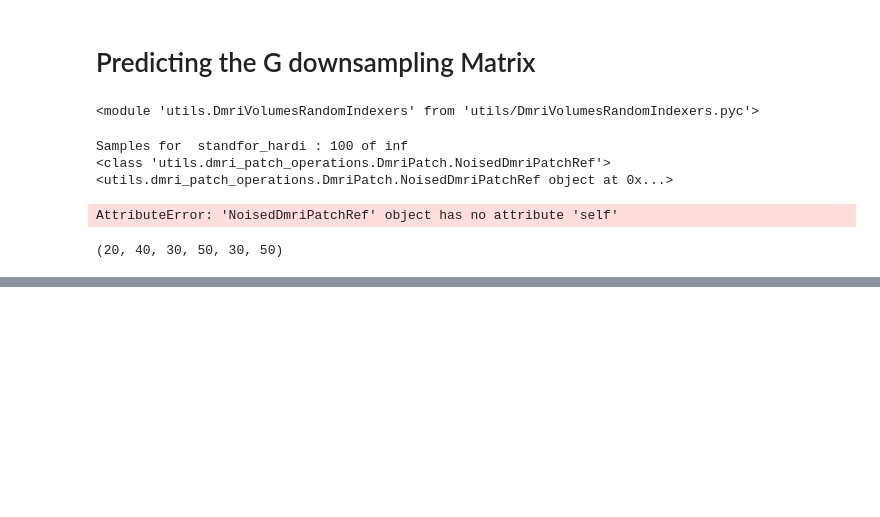
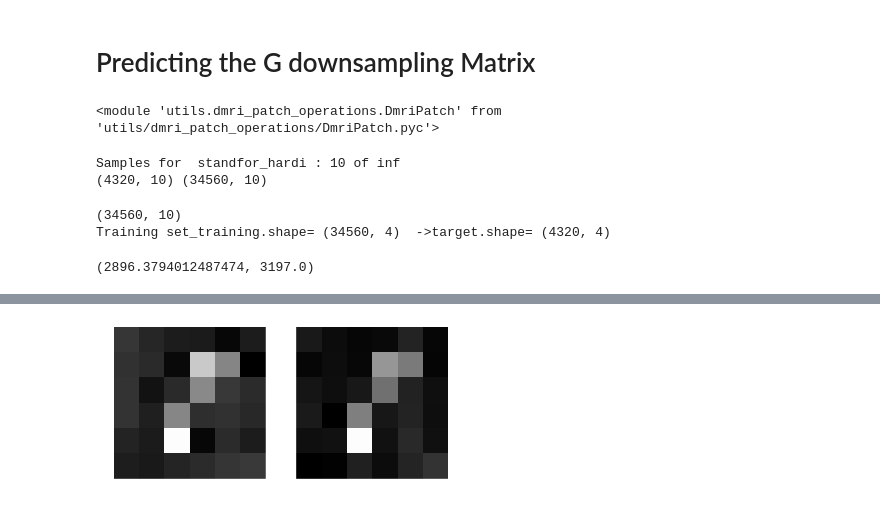
Before and after one commit to egomezsumma/iqt, a Jupyter notebook: Optimization with CVWPY.ipynb, the cells around one changed output, grey strips where cells are left out. Saved outputs shown, nothing was run; the diff lists cells and outputs as text; code cells hidden in the pictures; blank space fills up the shorter version.

Commit message:
terminando primer experimento con cvxpy

```diff
--- a/Optimization with CVWPY.ipynb
+++ b/Optimization with CVWPY.ipynb
@@ -100,8 +101,10 @@ reload(rr)
 reload(sc)
 reload(db)
 reload(ixs)
+import utils.dmri_patch_operations.DmriPatch as patchs
+reload(patchs)
 # %% [output]
-<module 'utils.DmriVolumesRandomIndexers' from 'utils/DmriVolumesRandomIndexers.pyc'>
+<module 'utils.dmri_patch_operations.DmriPatch' from 'utils/dmri_patch_operations/DmriPatch.pyc'>
 # %%
 import utils.RandomRanges as rr
 import utils.DmriVolumesRandomIndexers as ixs
@@ -110,7 +113,7 @@ import utils.ml.MLDataBuilder as db
 
 
 # Estrategia de volumne y rango de bvals (fija)
-volume_strategy, bval_strategy = rr.Fixed3DRange(*volume_range), rr.Fixed1DRange(*bval_range)
+volume_strategy, bval_strategy = rr.Fixed3DRange(*volume_range_lr), rr.Fixed1DRange(*bval_range)
 # El que combina ambas
 dmri_volume_indexer = ixs.DmriVolumeRandomIndexer(volume_strategy, bval_strategy)
 # Equivalencia entre indices de la hr y lr
@@ -118,22 +121,17 @@ fconvert = lambda *lr_tuple : tuple(np.array(lr_tuple[:-2])*2)+lr_tuple[-2:]
 # Iterador de dmri imagen lr y hr
 lr_hr_vol_it = ixs.DmriLrHrCubicPatchVolumeRandomIndexer(dmri_volume_indexer, fconvert, from_lr2hr=True)
 
-# El que toma la imagen original y downsampleada y les pone ruido
-sample_creator = sc.NoisedLrHrDmriSampleCreator(lr_hr_img, lr_hr_vol_it, snr=20, noise_type='rician')
+# El que toma la imagen original y downsampleada y les pone ruido (gaussian, rician)
+sample_creator = sc.NoisedLrHrDmriSampleCreator(lr_hr_img, lr_hr_vol_it, snr=100, noise_type='gaussian')
+
+
+n_samples = 10
+
+# Builder that organize data like the ML wants
+sdb = db.SimpleMlDataBuilder(sample_creator, n_samples)
+
+X, Y = sdb.build()
+print X.shape, Y.shape
+# %% [output]
+Samples for  standfor_hardi : 10 of inf
+(4320, 10) (34560, 10)
-# %%
-n_samples = 100
-
-# Builder that organize data like the ML wants
-sdb = db.SimpleMlDataBuilder(sample_creator, n_samples)
-
-X, Y = sdb.build()
-print X.shape, Y.shape
-# %% [output]
-Samples for  standfor_hardi : 100 of inf
-<class 'utils.dmri_patch_operations.DmriPatch.NoisedDmriPatchRef'> <utils.dmri_patch_operations.DmriPatch.NoisedDmriPatchRef object at 0x...>
-AttributeError: 'NoisedDmriPatchRef' object has no attribute 'self'
-# %%
-lala  = lambda *argv : argv
-lala(*volume_range)
-# %% [output]
-(20, 40, 30, 50, 30, 50)
@@ -139,0 +141,20 @@ lala(*volume_range)
+# %%
+from scipy.sparse import csr_matrix, csc_matrix
+import experimento1_funciones as e1f
+reload(e1f)
+
+print Y.shape
+regr, X_train , y_train, X_test, y_test = e1f.train(Y[:,:5],X[:,:5])
+# %% [output]
+(34560, 10)
+Training set_training.shape= (34560, 4)  ->target.shape= (4320, 4)
+# %%
+y_pred = regr.predict(i_hr.reshape(-1))
+# %%
+y_pred.ptp(), y_test.ptp()
+# %% [output]
+(2896.3794012487474, 3197.0)
+# %%
+y_pred_mat = y_pred.reshape(i_lr.shape)
+img_utils._isc(y_test.reshape(i_lr.shape), y_pred_mat)
+# %% [output]
@@ -139,0 +162 @@ lala(*volume_range)
+[figure, added]
```
Also changed, not shown: parts of 11 cells of this notebook, 1 other file.
